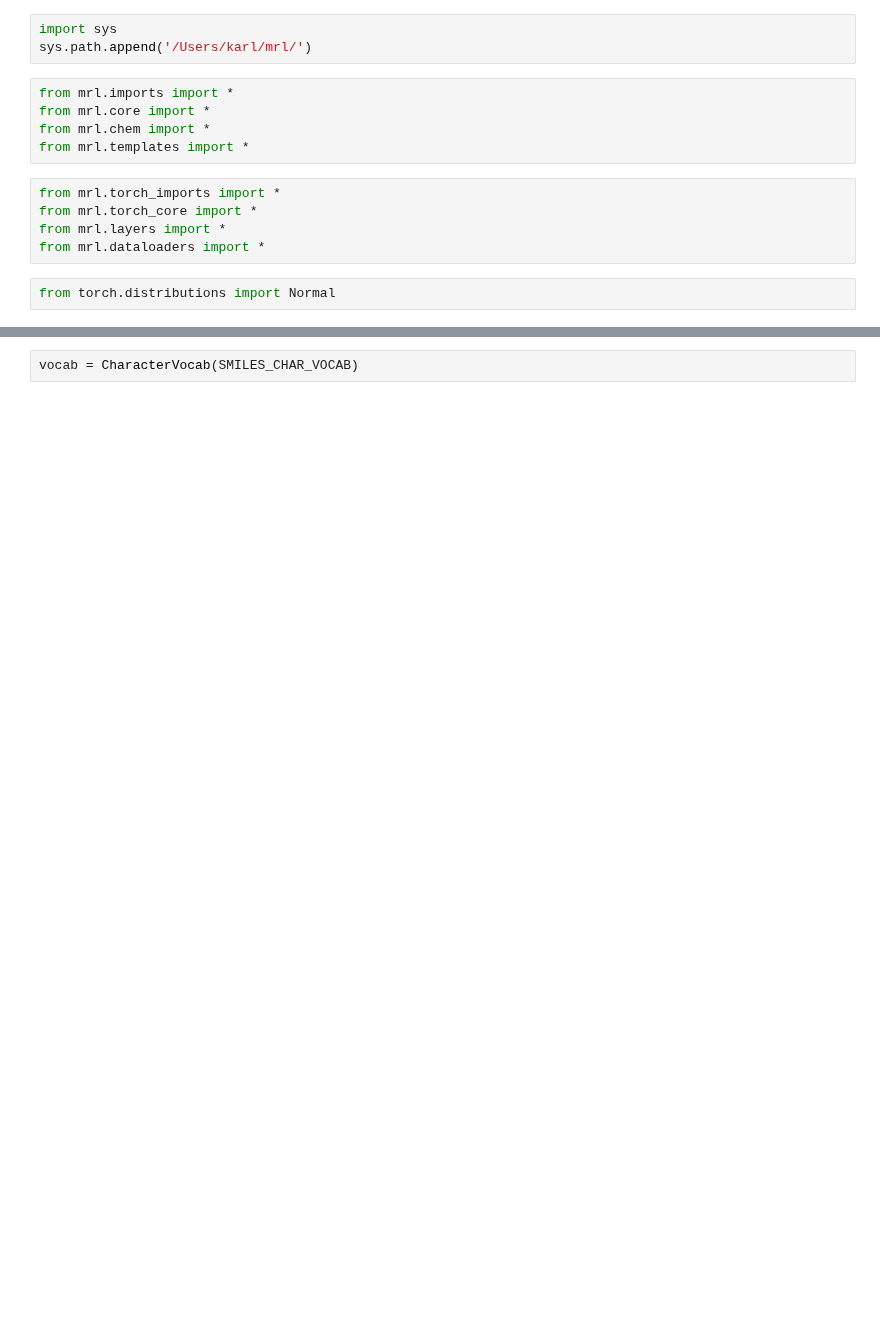
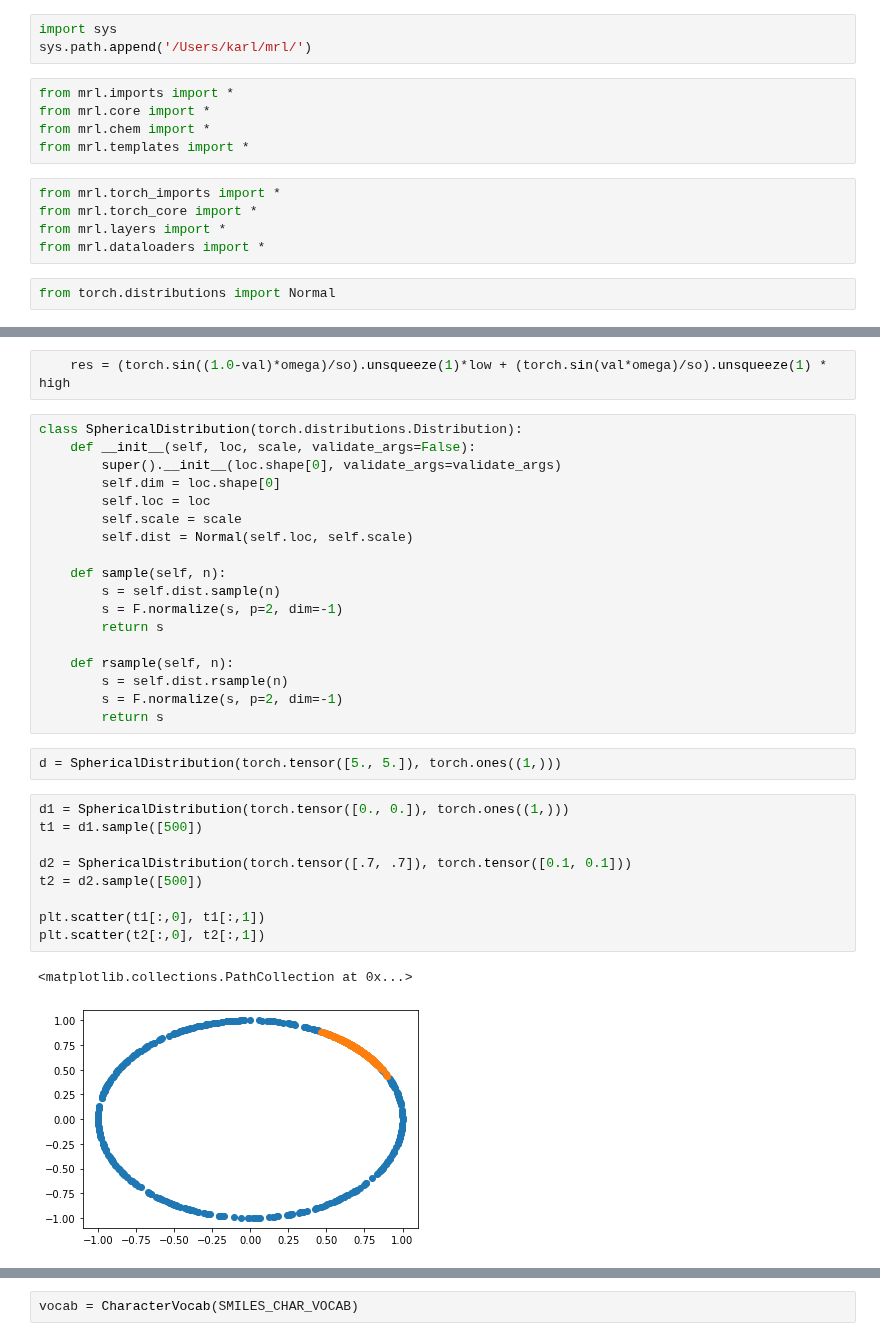
Before and after one commit to DarkMatterAI/mrl, a Jupyter notebook: dev_nbs/dev1.ipynb, the cells around one changed output, grey strips where cells are left out. Drawn from its saved outputs; the diff is of its cells as text; blank space fills up the shorter version.

Commit message:
spherical prior

```diff
--- a/dev_nbs/dev1.ipynb
+++ b/dev_nbs/dev1.ipynb
@@ -136,0 +27,34 @@ df = pd.read_csv('../nbs/files/smiles.csv')
+# %%
+    res = (torch.sin((1.0-val)*omega)/so).unsqueeze(1)*low + (torch.sin(val*omega)/so).unsqueeze(1) * high
+# %%
+class SphericalDistribution(torch.distributions.Distribution):
+    def __init__(self, loc, scale, validate_args=False):
+        super().__init__(loc.shape[0], validate_args=validate_args)
+        self.dim = loc.shape[0]
+        self.loc = loc
+        self.scale = scale
+        self.dist = Normal(self.loc, self.scale)
+
+    def sample(self, n):
+        s = self.dist.sample(n)
+        s = F.normalize(s, p=2, dim=-1)
+        return s
+
+    def rsample(self, n):
+        s = self.dist.rsample(n)
+        s = F.normalize(s, p=2, dim=-1)
+        return s
+# %%
+d = SphericalDistribution(torch.tensor([5., 5.]), torch.ones((1,)))
+# %%
+d1 = SphericalDistribution(torch.tensor([0., 0.]), torch.ones((1,)))
+t1 = d1.sample([500])
+
+d2 = SphericalDistribution(torch.tensor([.7, .7]), torch.tensor([0.1, 0.1]))
+t2 = d2.sample([500])
+
+plt.scatter(t1[:,0], t1[:,1])
+plt.scatter(t2[:,0], t2[:,1])
+# %% [output]
+<matplotlib.collections.PathCollection at 0x...>
+[figure, added]
```
Also changed, not shown: parts of 73 cells of this notebook, 3 other files.
